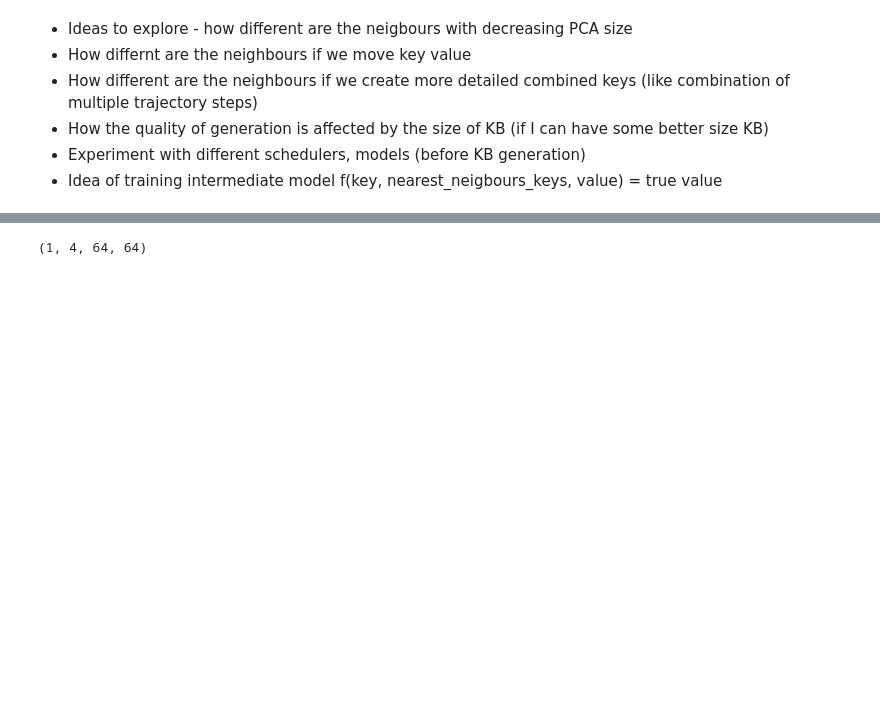
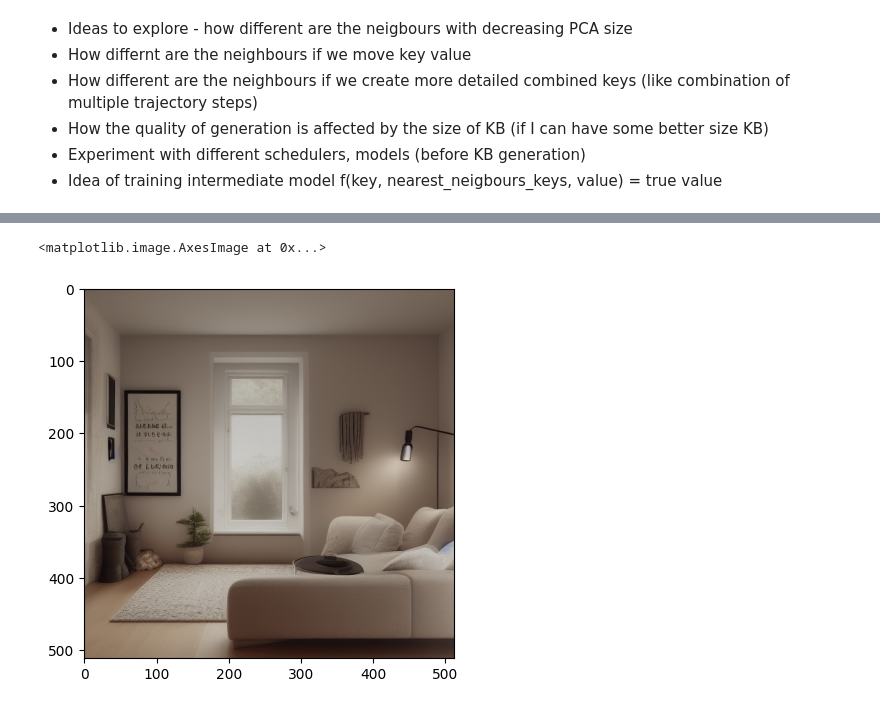
Before and after one commit to ontenkutsenko/Diffusion, a Jupyter notebook: src/notebooks/whole pipeline.ipynb, the cells around one changed output, grey strips where cells are left out. Cells and saved outputs as stored; diff of their text form; code cells hidden in the pictures; blank space fills up the shorter version.

Commit message:
whole pipeline with image gen from latent

```diff
--- a/src/notebooks/whole pipeline.ipynb
+++ b/src/notebooks/whole pipeline.ipynb
@@ -58,10 +44,3 @@ create_kb(
-# %%
-from sklearn.decomposition import PCA
-import pickle
-
-#load from piclke file
-with open("../data/knowledge_base/compression.pkl", "rb") as f:
-    pca = pickle.load(f)
 # %% [markdown]
 - Ideas to explore - how different are the neigbours with decreasing PCA size
 - How differnt are the neighbours if we move key value
@@ -72,17 +78,18 @@ with open("../data/knowledge_base/compression.pkl", "rb") as f:
 # %%
-with h5py.File("../data/generated_data/trajectories.h5", "r") as trajectory_file:
+with h5py.File(trajectory_path, "r") as trajectory_file:
     traj_names = list(trajectory_file.keys())
-    query = trajectory_file[traj_names[0]][30]
-    # if pca is not None:
-    #     query = pca.transform(query.reshape(1, -1)).squeeze()
+    query = trajectory_file[traj_names[190]][5]
+    if key_compression is not None:
+        pca = pickle.load(open(compression_path, "rb"))
+        query = pca.transform(query.reshape(1, -1)).squeeze()
     neighbours = retrieve_nearest_neigbours(
         query_array=query,
-        num_neighbours=5,
-        index_path="../data/knowledge_base/faiss_index.bin",
-        kb_path="../data/knowledge_base/knowledge_base.h5"
+        num_neighbours=10,
+        index_path=faiss_index_path,
+        kb_path=kb_path
     )
 
-prompts = json.load(open("../data/knowledge_base/prompts.json", "r"))
+prompts = json.load(open(prompts_to_path, "r"))
 for neighbour in neighbours:
     print(prompts[neighbour[2]], np.round(neighbour[1],3))
 # %% [output]
@@ -189,5 +105,0 @@ BadValsizeError: mdb_put: MDB_BAD_VALSIZE: Unsupported size of key/DB name/data,
-# %%
-k =
-dataset[0].shape
-# %% [output]
-(1, 4, 64, 64)
@@ -221,0 +106,22 @@ print("✅ Retrieved Value Shape:", retrieved_value.shape)
+# %%
+prompt = prompts[neighbours[0][2]]
+latent = (neighbours[1][0] + neighbours[2][0] + neighbours[3][0] + neighbours[4][0] + neighbours[5][0] + neighbours[6][0] + neighbours[7][0] + neighbours[8][0] + neighbours[9][0]) / 9
+# %%
+pipe = ReSDPipeline.from_pretrained(
+    "stable-diffusion-v1-5/stable-diffusion-v1-5", torch_dtype=torch.float16
+)
+
+img = generate_trajectory_from_latents(
+    prompt=prompt,
+    latent=latent,
+    device="mps",
+    num_inference_steps=30,
+    value_margin_steps=20,
+    scheduler=EulerDiscreteScheduler,
+    pipeline=pipe
+)
+
+plt.imshow(img)
+# %% [output]
+<matplotlib.image.AxesImage at 0x...>
+[figure, added]
```
Also changed, not shown: parts of 20 cells of this notebook.
